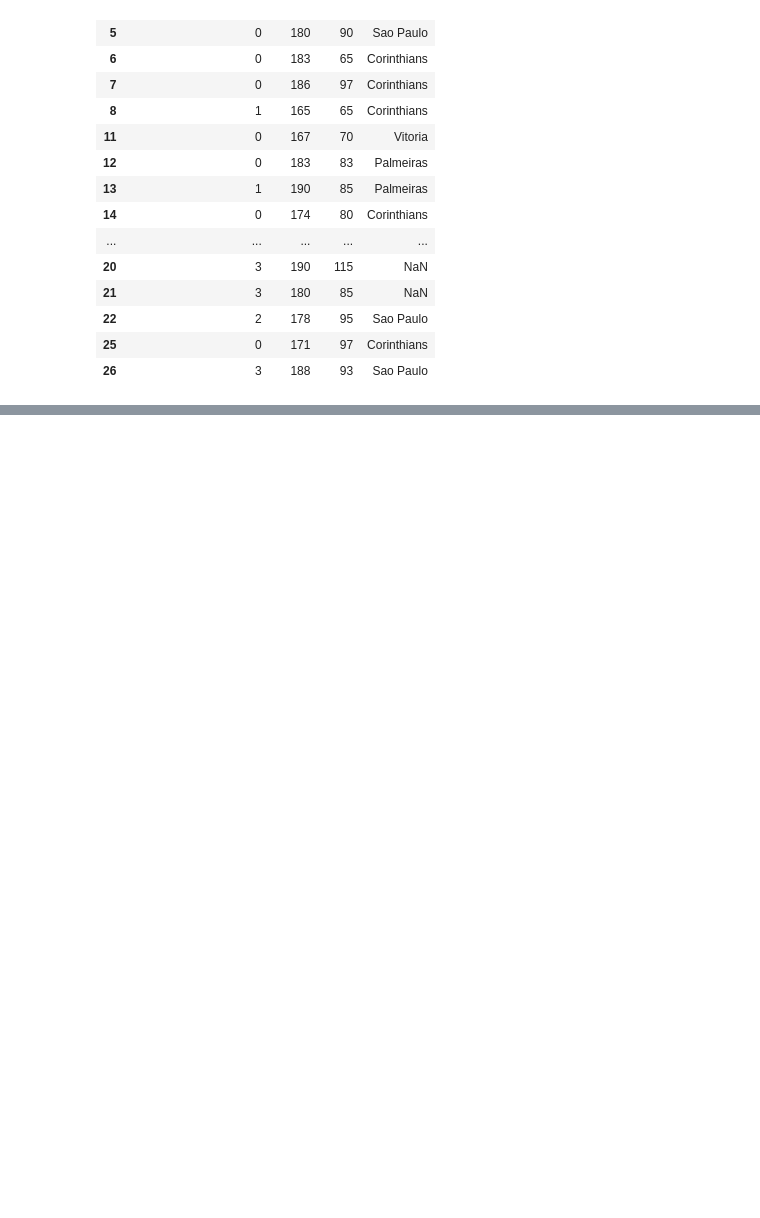
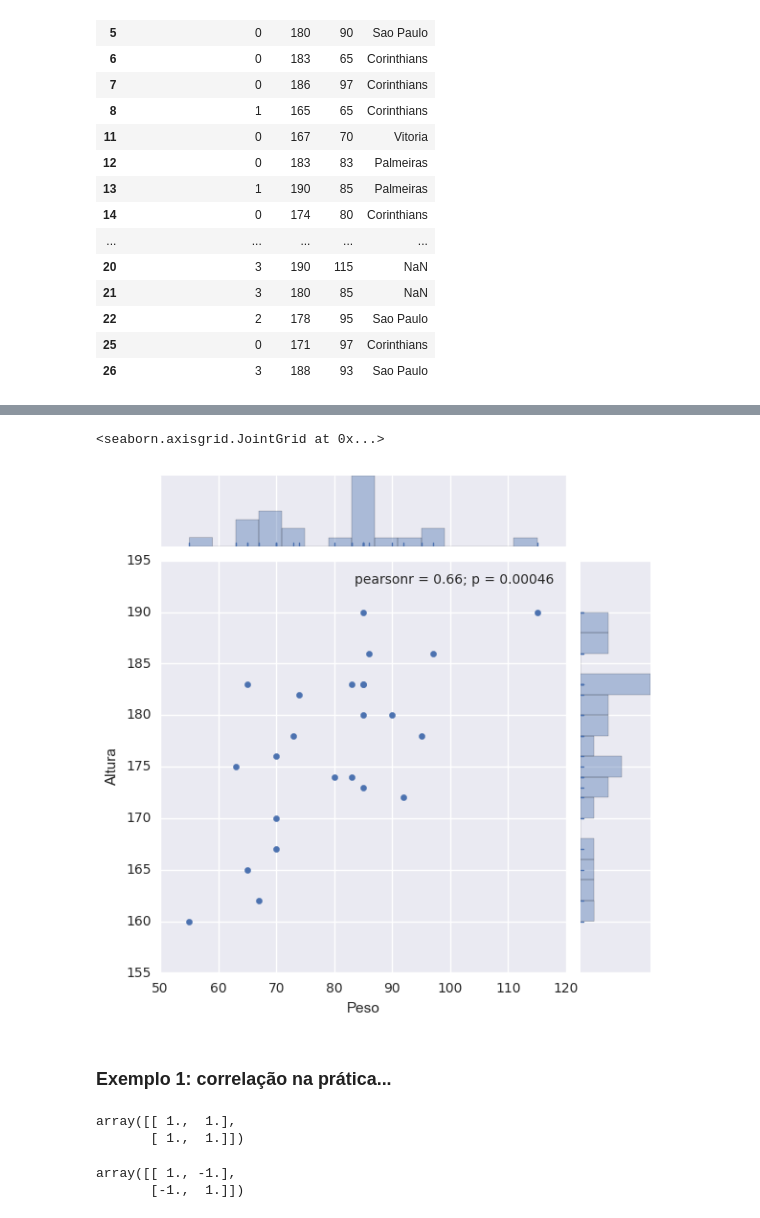
Before and after one commit to hitoshinagano/Locaweb_aulas, a Jupyter notebook: Aula 2017.ipynb, the cells around one changed output, grey strips where cells are left out. Saved outputs shown, nothing was run; the diff lists cells and outputs as text; code cells hidden in the pictures; blank space fills up the shorter version.

```diff
--- a/Aula 2017.ipynb
+++ b/Aula 2017.ipynb
@@ -1420,0 +1502,27 @@ df_tudo.to_csv('alunos2017.csv')
+# %%
+# grafico jointplot é utilizado para visualizar distribuções de duas variaveis
+
+import seaborn as sns
+
+sns.jointplot(data=df_alunos, x='Peso', y='Altura', marginal_kws=dict(bins=15, rug=True))
+# %% [output]
+<seaborn.axisgrid.JointGrid at 0x...>
+[figure, added]
+# %% [markdown]
+### Exemplo 1: correlação na prática...
+# %%
+# duas series iguais....
+s1 = [0,1,2, -1]
+s2 = [0,1,2, -1]
+np.corrcoef([s1, s2])
+# %% [output]
+array([[ 1.,  1.],
+       [ 1.,  1.]])
+# %%
+# duas series diametralmente opostas
+s1 = [0,-1,-2, 1]
+s2 = [-e for e in s1]
+np.corrcoef([s1, s2])
+# %% [output]
+array([[ 1., -1.],
+       [-1.,  1.]])
```
Also changed, not shown: parts of 30 cells of this notebook.
